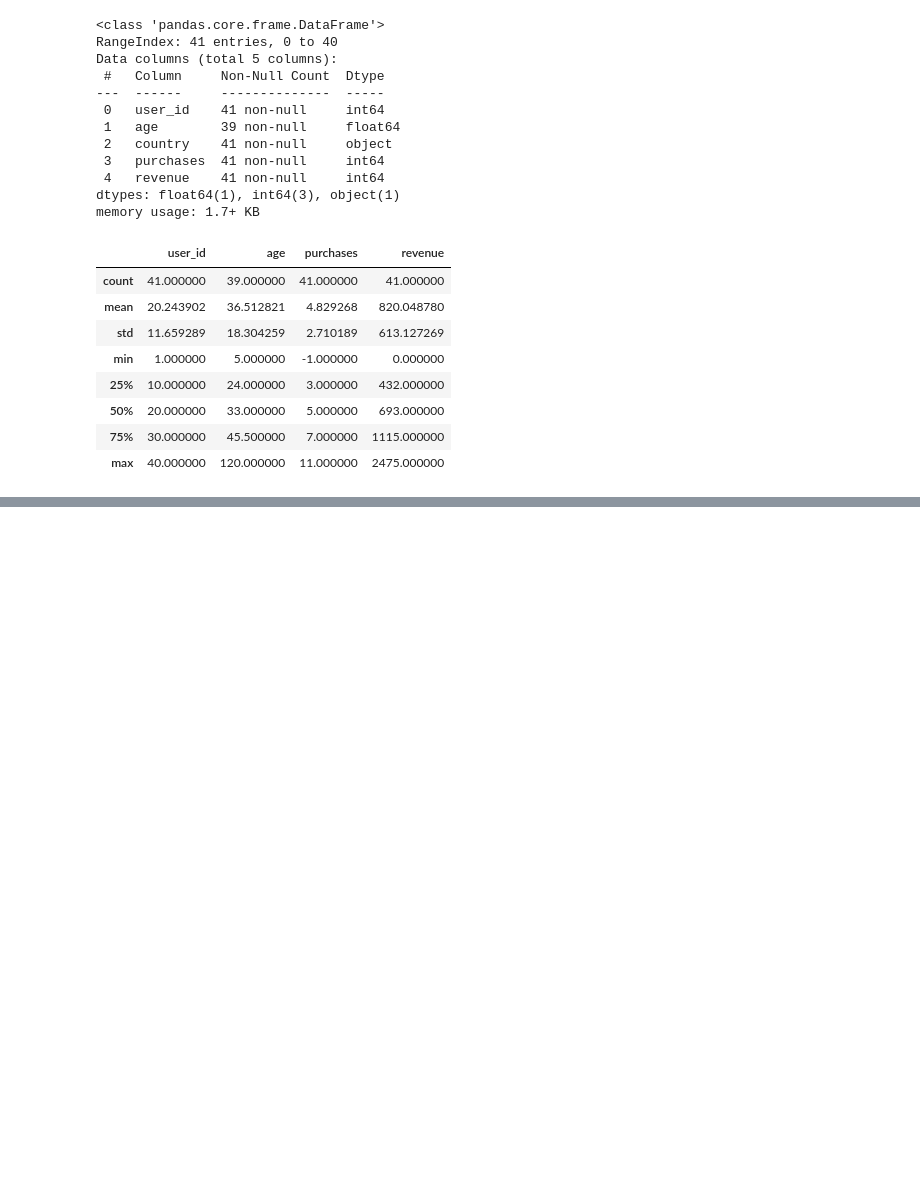
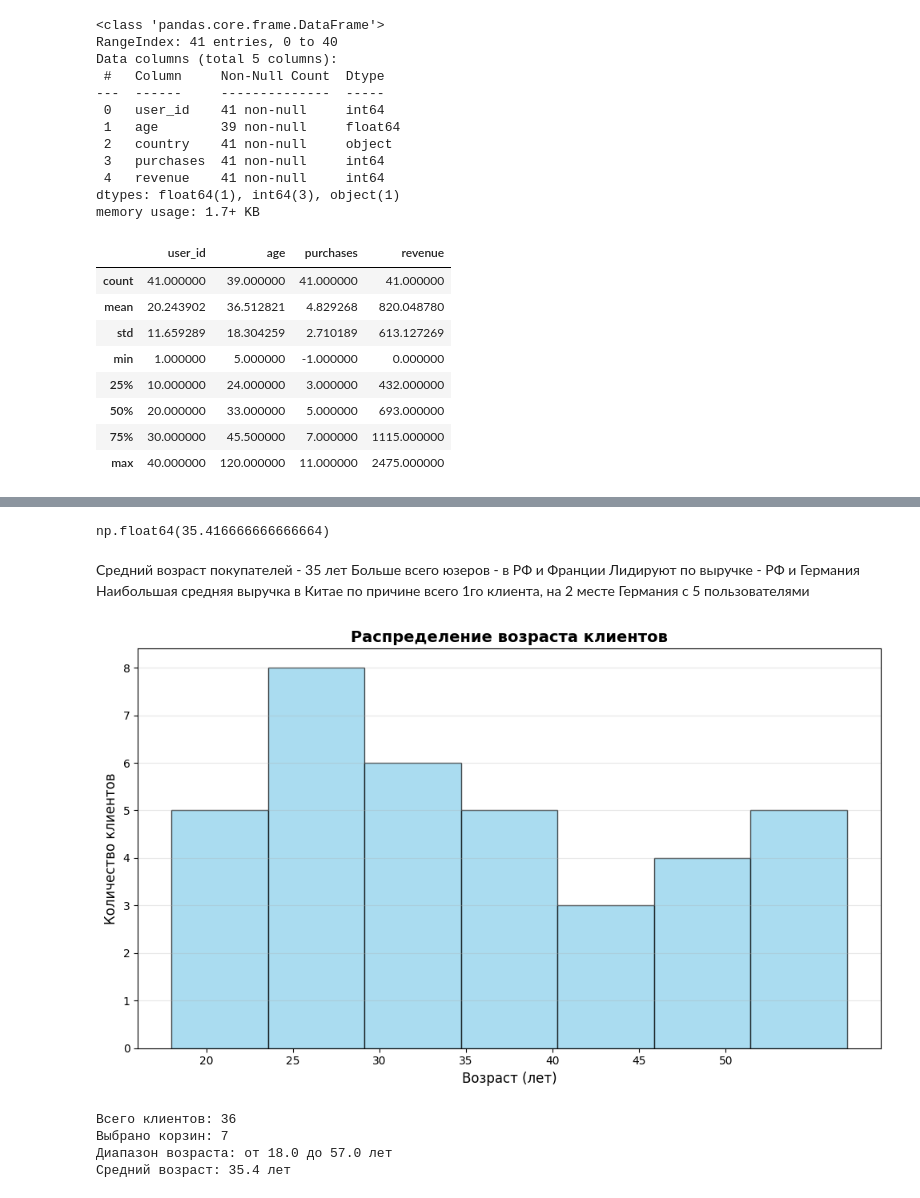
Before and after one commit to teeeFu/ai_engineering, a Jupyter notebook: homeworks/HW02/HW02.ipynb, the cells around one changed output, grey strips where cells are left out. Cells and saved outputs as stored; diff of their text form; code cells hidden in the pictures; blank space fills up the shorter version.

```diff
--- a/homeworks/HW02/HW02.ipynb
+++ b/homeworks/HW02/HW02.ipynb
@@ -41,0 +84,4 @@ df.describe()
+# %%
+wrong_data_mask = ((df["age"] < 0) | (df.age > 100) | (df["age"].isna()) | (df["purchases"] < 0) | (df["purchases"].isna()) | (df["revenue"] < 0) | (df["revenue"].isna()) | (df["age"] < 18) | ((df["purchases"] != 0) & (df["revenue"] == 0)))
+wrong_data_rows = df[wrong_data_mask]
+wrong_data_rows # получаем строки, где значения некорректны
@@ -41,0 +95,3 @@ df.describe()
+# %%
+wrong_ind = wrong_data_rows.index
+#получаю индексы строк с неверными данными
@@ -41,0 +107,3 @@ df.describe()
+# %%
+df = df.drop(wrong_ind).reset_index(drop=True) #очищаем данные путем удаления некорректных
+df
@@ -41,0 +213,45 @@ df.describe()
+# %%
+df["age"].mean()
+# %% [output]
+np.float64(35.416666666666664)
+# %% [markdown]
+Средний возраст покупателей - 35 лет
+Больше всего юзеров - в РФ и Франции
+Лидируют по выручке - РФ и Германия
+Наибольшая средняя выручка в Китае по причине всего 1го клиента, на 2 месте Германия с 5 пользователями
+# %%
+# Создаем фигуру
+plt.figure(figsize=(10, 6))
+
+# Гистограмма для возраста
+# Автоматический выбор числа корзин по правилу Стёрджеса
+n = len(df['age'])
+bins_sturges = int(np.ceil(np.log2(n)) + 1)  # Правило Стёрджеса
+
+
+
+# Строим гистограмму с выбранным числом корзин
+plt.hist(df['age'], bins=bins_sturges, color='skyblue', edgecolor='black', alpha=0.7)
+
+# Настройки графика
+plt.title('Распределение возраста клиентов', fontsize=14, fontweight='bold')
+plt.xlabel('Возраст (лет)', fontsize=12)
+plt.ylabel('Количество клиентов', fontsize=12)
+plt.grid(axis='y', alpha=0.3)
+
+# Добавляем сетку и улучшаем читаемость
+plt.xticks(range(20, 55, 5))  # Метки каждые 5 лет
+plt.tight_layout()
+
+plt.show()
+
+print(f"Всего клиентов: {n}")
+print(f"Выбрано корзин: {bins_sturges}")
+print(f"Диапазон возраста: от {df['age'].min()} до {df['age'].max()} лет")
+print(f"Средний возраст: {df['age'].mean():.1f} лет")
+# %% [output]
+[figure, added]
+Всего клиентов: 36
+Выбрано корзин: 7
+Диапазон возраста: от 18.0 до 57.0 лет
+Средний возраст: 35.4 лет
```
Also changed, not shown: parts of 16 cells of this notebook.
